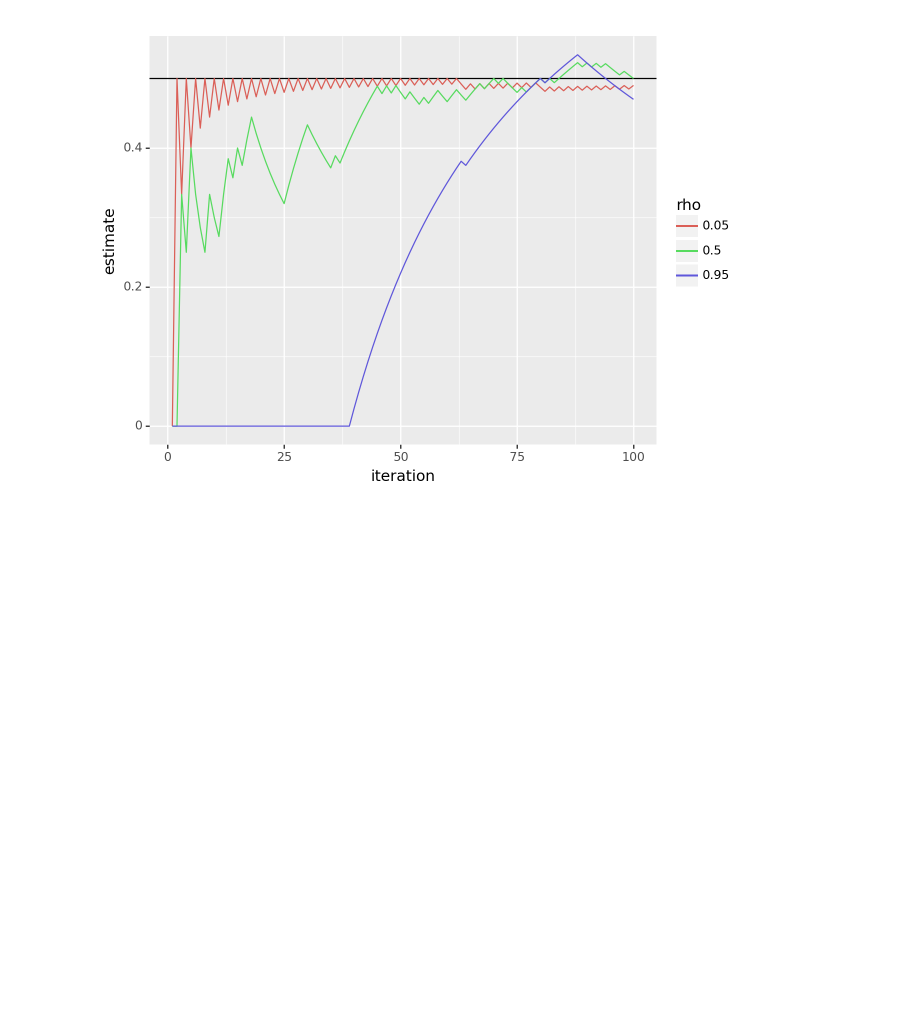
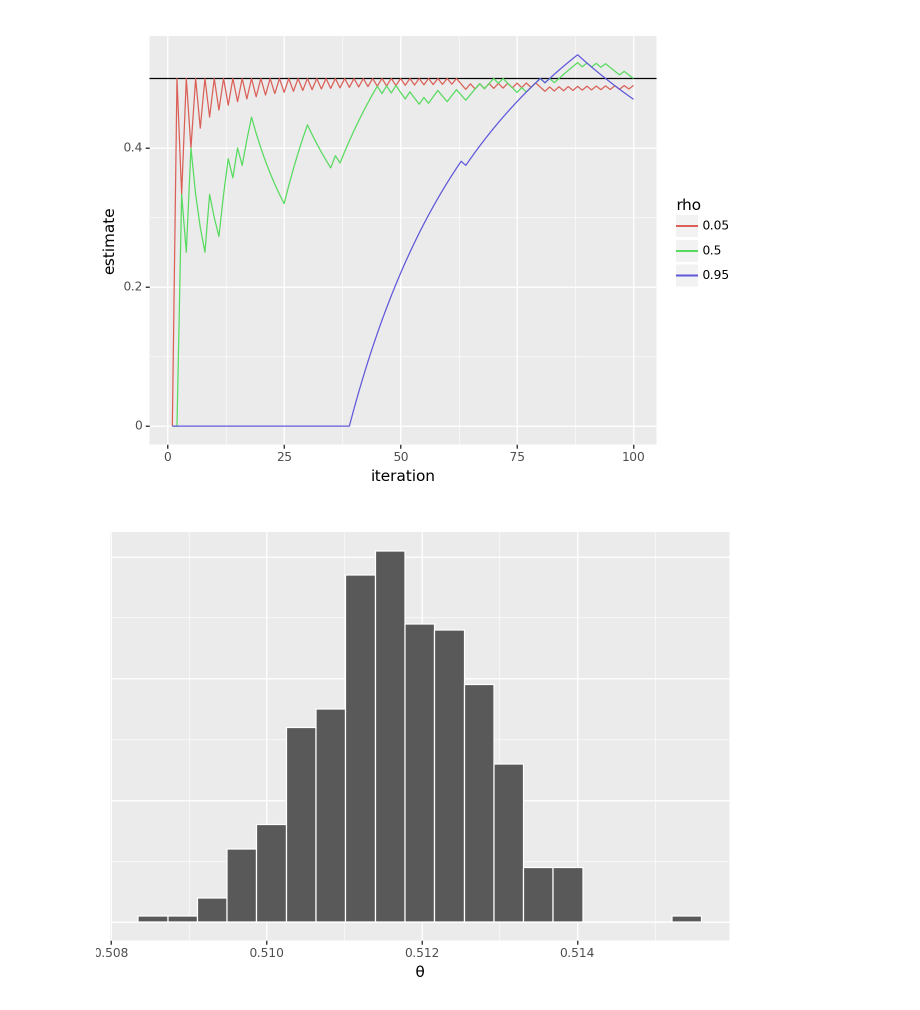
Before and after one commit to emmanuelmokel/PPL-practice, a Jupyter notebook: Stan/pystan_intro.ipynb, the cells around one changed output. Cells and saved outputs as stored; diff of their text form; code cells hidden in the pictures; blank space fills up the shorter version.

Commit message:
Ran Laplace birth model

```diff
--- a/Stan/pystan_intro.ipynb
+++ b/Stan/pystan_intro.ipynb
@@ -272,0 +315,24 @@ mydraw(
+# %%
+model = csp.CmdStanModel(stan_file = "sex-ratio.stan")
+boys = 110312
+girls = 105287
+data = {'N': boys + girls, 'y': boys}
+M = 100 if DRAFT else 10000
+sample = model.sample(data = data, seed =123,
+                      iter_sampling = M, iter_warmup = 1000,
+                      show_progress = False, show_console = False)
+
+theta_draws = sample.stan_variable('theta')
+boys_gt_girls_draws = sample.stan_variable('boys_gt_girls')
+# %%
+mydraw(
+  pn.ggplot(pd.DataFrame({'theta': theta_draws}),
+            pn.aes(x = 'theta')) +
+  pn.geom_histogram(color='white') +
+  pn.labs(x = 'θ') +
+  pn.theme(axis_text_y = pn.element_blank(),
+           axis_title_y = pn.element_blank(),
+           axis_ticks_major_y = pn.element_blank())
+)
+# %% [output]
+[figure, added]
```
Also changed, not shown: parts of 7 cells of this notebook, 1 other file.
